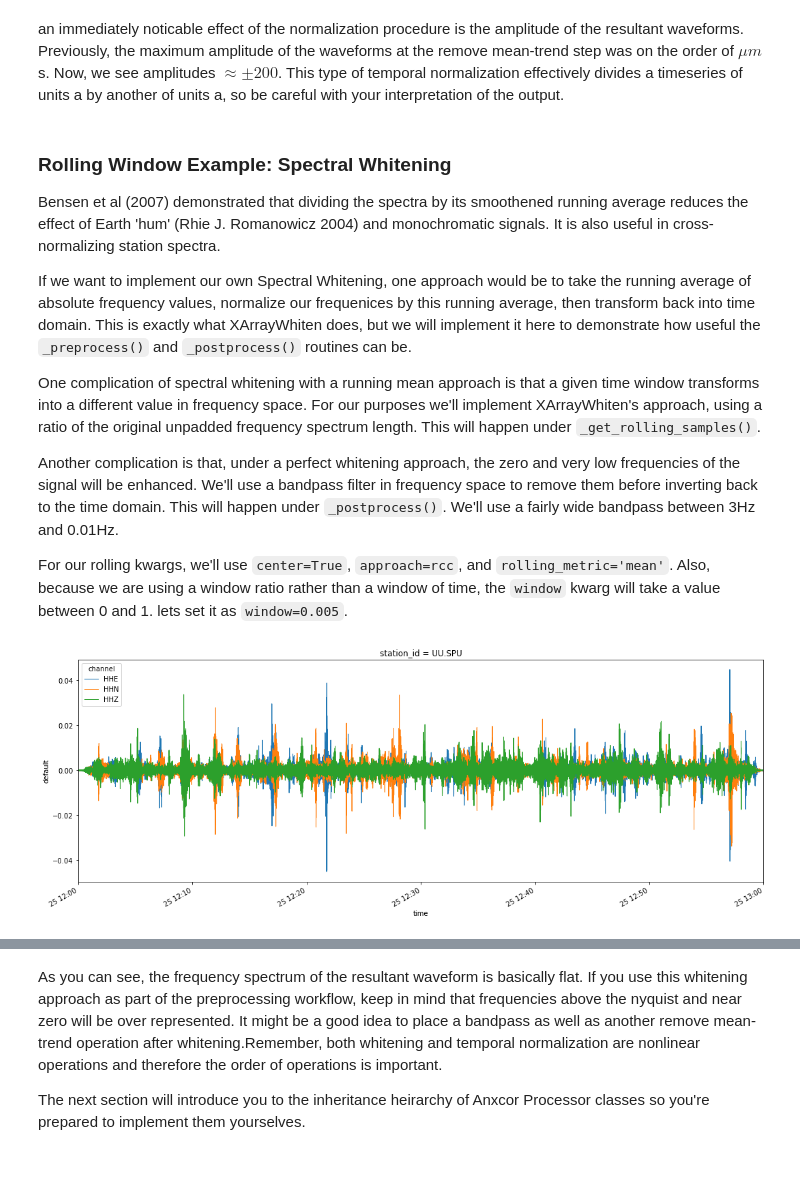
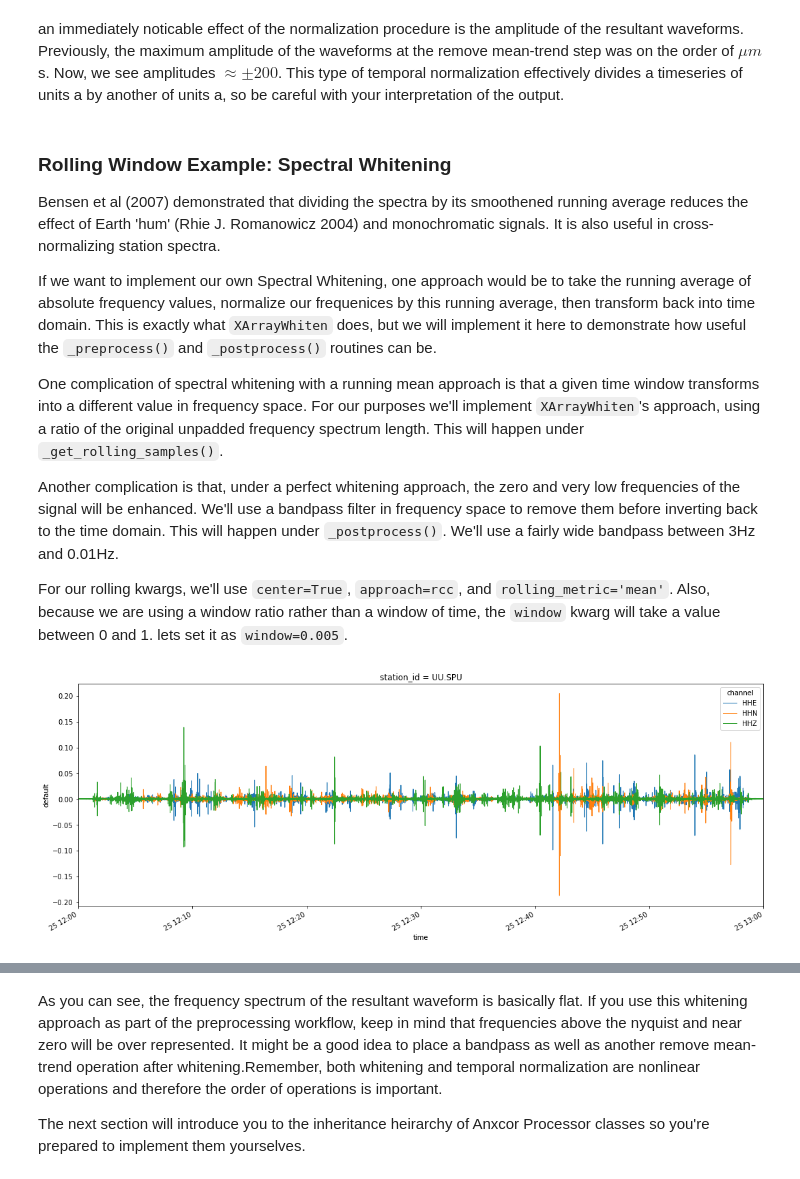
Before and after one commit to uofuseismo/anxcor, a Jupyter notebook: example_notebooks/anxcor_processing/Anxcor_Processing_Part_III.ipynb, the cells around one changed output, grey strips where cells are left out. Cells and saved outputs as stored; diff of their text form; code cells hidden in the pictures.

````diff
--- a/example_notebooks/anxcor_processing/Anxcor_Processing_Part_III.ipynb
+++ b/example_notebooks/anxcor_processing/Anxcor_Processing_Part_III.ipynb
@@ -7,6 +7,7 @@ So far we've seen that Anxcor can do a number of small, yet common, processing t
 Lets start with the basic signal processing stack of data->resample->remove mean trend. I'll use the same data querying from Part II.
 # %%
 from anxcor.xarray_routines import XArrayConverter, XArrayResample, XArrayRemoveMeanTrend
+from anxcor.anxcor_utils import remove_response
 from obspy.clients.fdsn import Client
 from obspy.core import UTCDateTime
 import matplotlib.pyplot as plt
@@ -16,9 +17,12 @@ from IPython.display import display
 
 client = Client("IRIS")
 t  = UTCDateTime("2018-12-25 12:00:00").timestamp
-st = client.get_waveforms("UU", "SPU", "*", "H*", t,t+ 10*60,attach_response=True)
-pre_filt = (0.003, 0.005, 40.0, 45.0)
-st.remove_response(output='DISP', pre_filt=pre_filt)
+st = client.get_waveforms("UU", "SPU", "*", "H*", t, t + 60*60,attach_response=True)
+st.detrend(type='linear')
+st.detrend(type='constant')
+st.taper(0.05)
+pre_filt = (0.03, 0.05, 40.0, 45.0)
+st=remove_response(st, output='DISP', pre_filt=pre_filt)
 st
 # %% [output]
 3 Trace(s) in Stream:
@@ -209,8 +232,8 @@
 Now, instantiate this class with the parameters needed for the **Berg, E. M., et al. (2018)** temporal normalization method, and apply them to ```rmm_array``` from the introduction.
 # %%
 t_normalizer = XArrayTemporalNorm(window=12.8,approach='rcc',center=True,rolling_metric='mean',reduce_metric='max',
-                                 upper_frequency=1.0/15,bp_taper=0.05,
-                                  lower_frequency=1.0/50.0,taper=0.05,order=1,padtype='constant')
+                                 freqmax=1.0/15,bp_taper=0.05,
+                                  freqmin=1.0/50.0,taper=0.05,order=4,zerophase=True,padtype='constant')
 
 test_array     = rmm_array.copy()
 test_array.data = np.ones(test_array.data.shape)
@@ -231,9 +254,9 @@ an immediately noticable effect of the normalization procedure is the amplitude
 
 Bensen et al (2007) demonstrated that dividing the spectra by its smoothened running average reduces the effect of Earth 'hum' (Rhie J. Romanowicz 2004) and monochromatic signals. It is also useful in cross-normalizing station spectra.
 
-If we want to implement our own Spectral Whitening, one approach would be to take the running average of absolute frequency values, normalize our frequenices by this running average, then transform back into time domain. This is exactly what XArrayWhiten does, but we will implement it here to demonstrate how useful the ```_preprocess()``` and ```_postprocess()``` routines can be.
+If we want to implement our own Spectral Whitening, one approach would be to take the running average of absolute frequency values, normalize our frequenices by this running average, then transform back into time domain. This is exactly what ```XArrayWhiten``` does, but we will implement it here to demonstrate how useful the ```_preprocess()``` and ```_postprocess()``` routines can be.
 
-One complication of spectral whitening with a running mean approach is that a given time window transforms into a different value in frequency space. For our purposes we'll implement XArrayWhiten's approach, using a ratio of the original unpadded frequency spectrum length. This will happen under ```_get_rolling_samples()```.
+One complication of spectral whitening with a running mean approach is that a given time window transforms into a different value in frequency space. For our purposes we'll implement ```XArrayWhiten```'s approach, using a ratio of the original unpadded frequency spectrum length. This will happen under ```_get_rolling_samples()```.
 
 Another complication is that, under a perfect whitening approach, the zero and very low frequencies of the signal will be enhanced. We'll use a bandpass filter in frequency space to remove them before inverting back to the time domain. This will happen under ```_postprocess()```. We'll use a fairly wide bandpass between 3Hz and 0.01Hz.
 
@@ -243,10 +266,14 @@ class XArrayWhiten(XArrayRolling):
     """
     whitens the frequency spectrum of a given xarray
     """
-    def __init__(self, lower_frequency=0.01,upper_frequency=5.0,**kwargs):
+    def __init__(self, freqmin=0.01, freqmax=5.0, order=4,zerophase=True, taper=0.1,
+                 **kwargs):
         super().__init__(**kwargs)
-        self._kwargs['lower_frequency']=lower_frequency
-        self._kwargs['upper_frequency']=upper_frequency
+        self._kwargs['freqmin'] = freqmin
+        self._kwargs['freqmax'] = freqmax
+        self._kwargs['order'] = order
+        self._kwargs['taper'] = taper
+        self._kwargs['zerophase']=zerophase
 
     def _preprocess(self,xarray):
         fourier_array = filt_ops.xarray_time_2_freq(xarray)
@@ -271,18 +298,35 @@ class XArrayWhiten(XArrayRolling):
         return 'whiten'
 
     def _add_operation_string(self):
-        return 'custom whiten'
+        if self._kwargs['approach'] == 'src':
+            op = 'Whiten@type:{} window_ratio: {},rolling_metric: {},reduce_metric: {},taper: {},bandpass: {}<x(t)<{}'.format(
+                self._kwargs['approach'],
+                self._kwargs['window'],
+                self._kwargs['rolling_metric'],
+                self._kwargs['reduce_metric'],
+                self._kwargs['taper'],
+                self._kwargs['freqmin'],
+                self._kwargs['freqmax'])
+        else:
+            op = 'Whiten@type:{} window_ratio: {},rolling_metric: {},taper: {},bandpass: {}<x(t)<{}'.format(
+                self._kwargs['approach'],
+                self._kwargs['window'],
+                self._kwargs['rolling_metric'],
+                self._kwargs['taper'],
+                self._kwargs['freqmin'],
+                self._kwargs['freqmax'])
+        return op
 # %%
 whitening = XArrayWhiten(center=True,window=0.005,approac='rcc',rolling_metric='max',
-                         lower_frequency=0.01,upper_frequency=3.0,order=3,taper=0.00005)
+                         freqmin=0.01,freqmax=3.0,order=4,taper=0.05)
 
 whitened_array  = whitening(t_normed_array)
 xarray_squeezed = whitened_array.squeeze()
 xarray_squeezed.plot.line(x='time',aspect=3, size=6,linewidth=1)
 plt.gca().autoscale(enable=True, axis='x', tight=True)
 plt.show()
 # %% [output]
-[figure, old version]
+[figure, new version]
 # %%
 from scipy import fftpack
 import numpy as np
````
Also changed, not shown: parts of 11 cells of this notebook, 10 other files.
